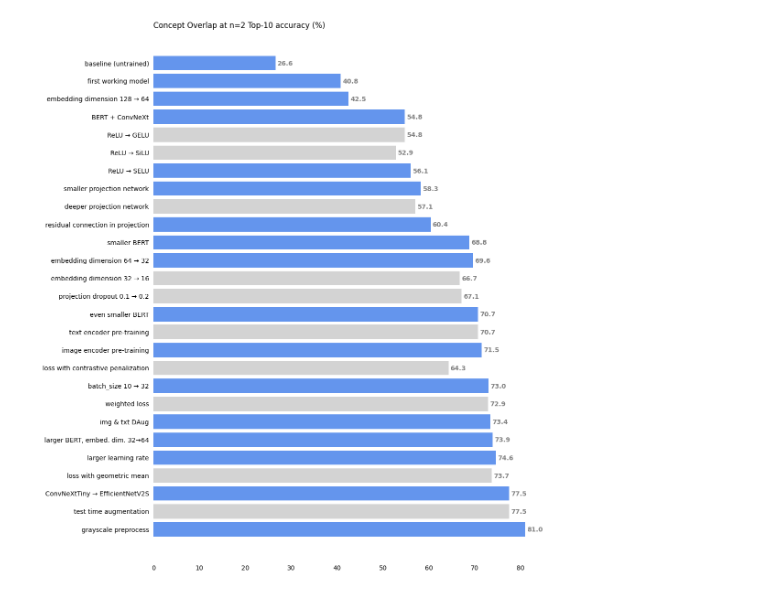
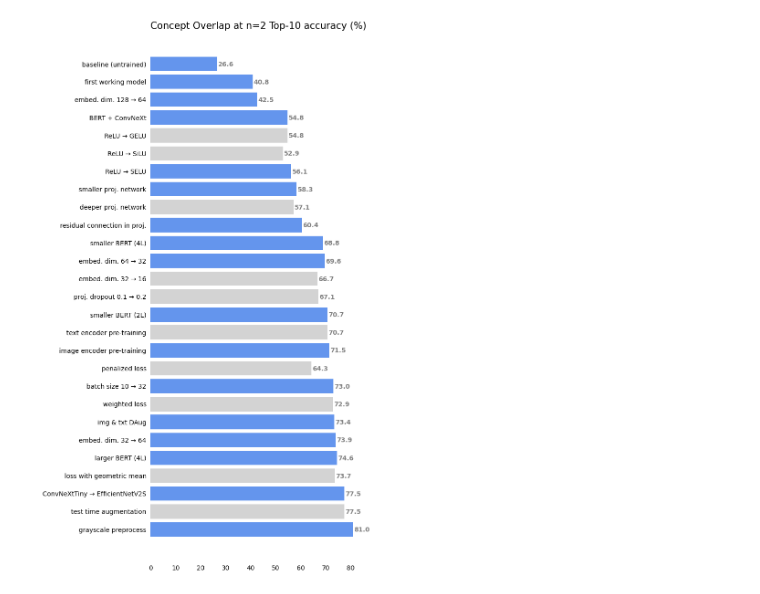
Before and after one commit to raul-singh/Rise-of-Transformers-Project, a Jupyter notebook: Code/Notebooks/Evolution_Chart.ipynb, the cells around one changed output. Drawn from its saved outputs; the diff is of its cells as text; code cells hidden in the pictures.

Commit message:
Typo fix and updated chart

```diff
--- a/Code/Notebooks/Evolution_Chart.ipynb
+++ b/Code/Notebooks/Evolution_Chart.ipynb
@@ -4,27 +4,27 @@ import matplotlib.pyplot as plt
 data = {
     'baseline (untrained)': (26.6, True),
     'first working model': (40.8, True),
-    'embedding dimension 128 → 64': (42.5, True),
+    'embed. dim. 128 → 64': (42.5, True),
     'BERT + ConvNeXt': (54.8, True),
     'ReLU → GELU': (54.8, False),
     'ReLU → SiLU': (52.9, False),
     'ReLU → SELU': (56.1, True),
-    'smaller projection network': (58.3, True),
-    'deeper projection network': (57.1, False),
-    'residual connection in projection': (60.4, True),
-    'smaller BERT': (68.8, True),
-    'embedding dimension 64 → 32': (69.6, True),
-    'embedding dimension 32 → 16': (66.7, False),
-    'projection dropout 0.1 → 0.2': (67.1, False),
-    'even smaller BERT': (70.7, True),
+    'smaller proj. network': (58.3, True),
+    'deeper proj. network': (57.1, False),
+    'residual connection in proj.': (60.4, True),
+    'smaller BERT (4L)': (68.8, True),
+    'embed. dim. 64 → 32': (69.6, True),
+    'embed. dim. 32 → 16': (66.7, False),
+    'proj. dropout 0.1 → 0.2': (67.1, False),
+    'smaller BERT (2L)': (70.7, True),
     'text encoder pre-training': (70.7, False),
     'image encoder pre-training': (71.5, True),
-    'loss with contrastive penalization': (64.3, False),
-    'batch_size 10 → 32': (73.0, True),
+    'penalized loss': (64.3, False),
+    'batch size 10 → 32': (73.0, True),
     'weighted loss': (72.9, False),
     'img & txt DAug': (73.4, True),
-    'larger BERT, embed. dim. 32→64': (73.9, True),
-    'larger learning rate': (74.6, True),
+    'embed. dim. 32 → 64': (73.9, True),
+    'larger BERT (4L)': (74.6, True),
     'loss with geometric mean': (73.7, False),
     'ConvNeXtTiny → EfficientNetV2S': (77.5, True),
     'test time augmentation': (77.5, False),
@@ -34,33 +34,33 @@ data = {
 keys = list(data.keys())
 values = list(data.values())
 # %%
-fig, ax = plt.subplots(figsize=(11, 15))
+fig, ax = plt.subplots(figsize=(6, 15))
 
 for elem in data.items():
     k = elem[0]
     v = elem[1][0]
     improvement = elem[1][1]
 
     color = 'cornflowerblue' if improvement else 'lightgray'
 
     ax.barh(k, v, color=color)
 
 ax.invert_yaxis()
 
 ax.spines['top'].set_visible(False)
 ax.spines['right'].set_visible(False)
 ax.spines['bottom'].set_visible(False)
 ax.spines['left'].set_visible(False)
 
 ax.tick_params(left=False, bottom=False)
 
 ax.set_title('Concept Overlap at n=2 Top-10 accuracy (%)',
-             loc='left', )
+             loc='left', fontsize=15)
 
 for i in ax.patches:
     plt.text(i.get_width()+0.4, i.get_y()+0.53,
              str(round((i.get_width()), 2)),
              fontsize=10, fontweight='bold',
              color='grey')
 # %% [output]
-[figure, old version]
+[figure, new version]
```
Also changed, not shown: 3 other files.
